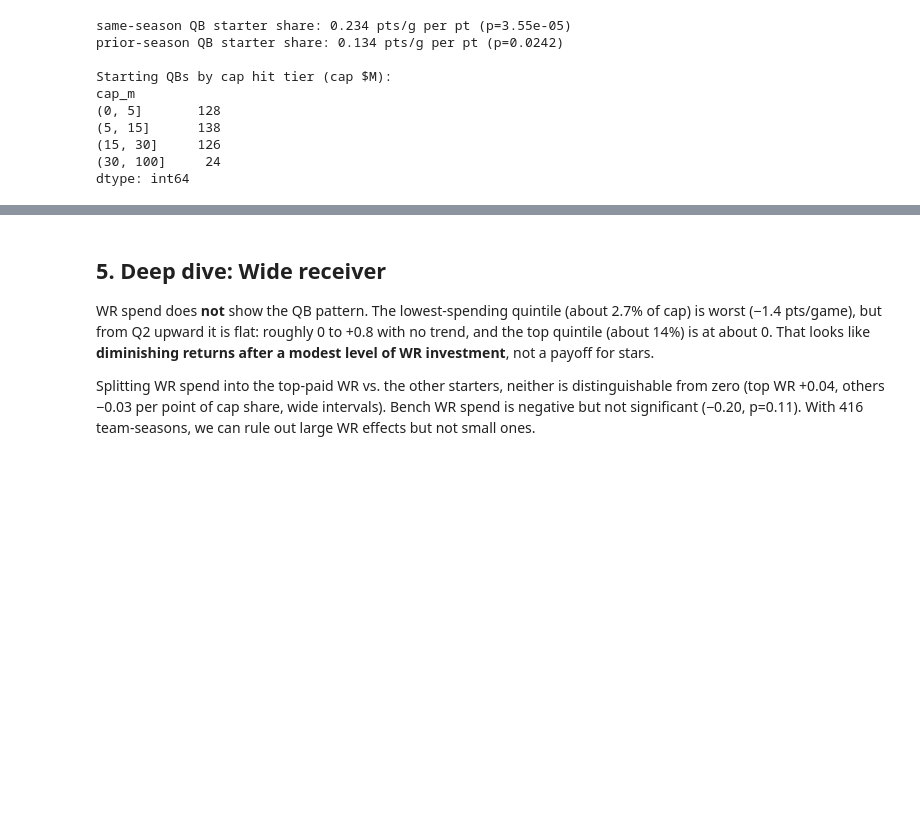
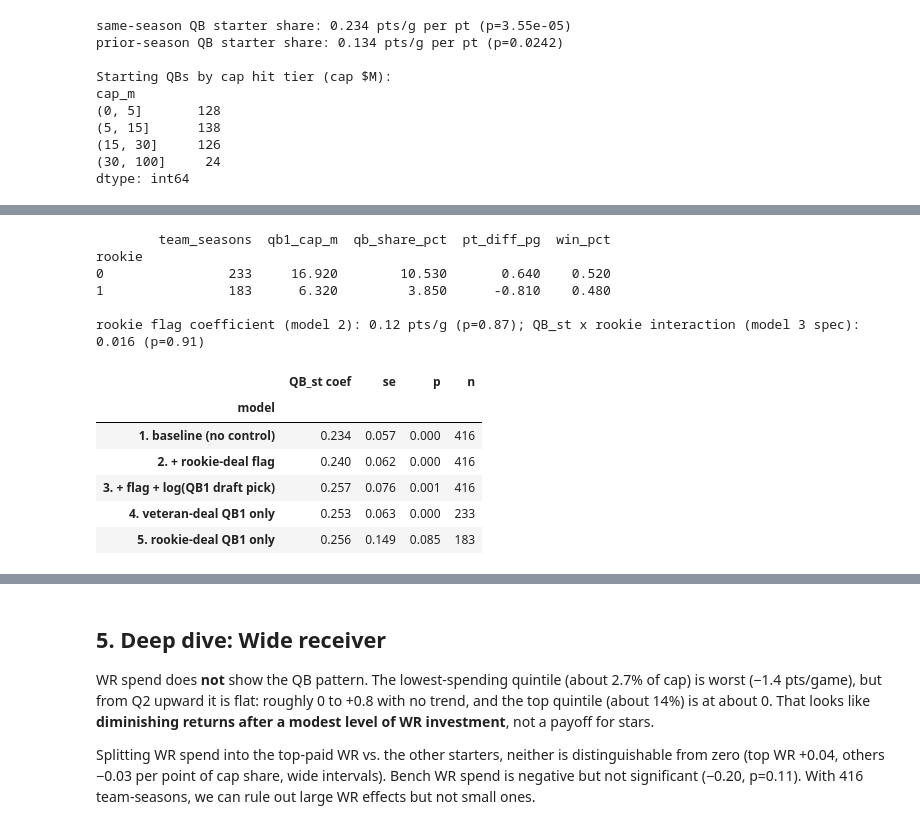
Before and after one commit to noahfighter883/nfl-position-value, a Jupyter notebook: analysis.ipynb, the cells around one changed output, grey strips where cells are left out. Saved outputs shown, nothing was run; the diff lists cells and outputs as text; code cells hidden in the pictures; blank space fills up the shorter version.

```diff
--- a/analysis.ipynb
+++ b/analysis.ipynb
@@ -187,0 +201,34 @@ dtype: int64
+# %%
+# rookie-scale = drafted QB within 4 seasons of the draft (5 for 1st-rounders). Defined in src/build_data.py.
+ts["rookie"] = ts.qb1_rookie_deal.astype(int)
+ts["qb1_pick"] = ts.qb1_draft_overall.fillna(260)   # undrafted = after the last pick
+print(ts.groupby("rookie").agg(team_seasons=("team", "size"), qb1_cap_m=("qb1_cap_m", "mean"), qb_share_pct=("QB_st", "mean"),
+      pt_diff_pg=("pt_diff_pg", "mean"), win_pct=("win_pct", "mean")).round(2), "\n")
+
+def row(label, m, d):
+    return {"model": label, "QB_st coef": m.params["QB_st"], "se": m.bse["QB_st"], "p": m.pvalues["QB_st"], "n": int(m.nobs)}
+vet, rk = ts[ts.rookie == 0], ts[ts.rookie == 1]
+m1, m2 = fit("pt_diff_pg ~ QB_st"), fit("pt_diff_pg ~ QB_st + rookie")
+m2b = fit("pt_diff_pg ~ QB_st + rookie + np.log(qb1_pick)")
+m3 = fit("pt_diff_pg ~ QB_st * rookie")
+tab = pd.DataFrame([row("1. baseline (no control)", m1, ts), row("2. + rookie-deal flag", m2, ts),
+                    row("3. + flag + log(QB1 draft pick)", m2b, ts),
+                    row("4. veteran-deal QB1 only", fit("pt_diff_pg ~ QB_st", vet), vet),
+                    row("5. rookie-deal QB1 only", fit("pt_diff_pg ~ QB_st", rk), rk)]).set_index("model")
+print(f"rookie flag coefficient (model 2): {m2.params['rookie']:.2f} pts/g (p={m2.pvalues['rookie']:.2f}); "
+      f"QB_st x rookie interaction (model 3 spec): {m3.params['QB_st:rookie']:.3f} (p={m3.pvalues['QB_st:rookie']:.2f})")
+tab.round(3)
+# %% [output]
+        team_seasons  qb1_cap_m  qb_share_pct  pt_diff_pg  win_pct
+rookie
+0                233     16.920        10.530       0.640    0.520
+1                183      6.320         3.850      -0.810    0.480
+
+rookie flag coefficient (model 2): 0.12 pts/g (p=0.87); QB_st x rookie interaction (model 3 spec): 0.016 (p=0.91)
+|  | QB_st coef | se | p | n |
+| model |  |  |  |  |
+| 1. baseline (no control) | 0.234 | 0.057 | 0.000 | 416 |
+| 2. + rookie-deal flag | 0.240 | 0.062 | 0.000 | 416 |
+| 3. + flag + log(QB1 draft pick) | 0.257 | 0.076 | 0.001 | 416 |
+| 4. veteran-deal QB1 only | 0.253 | 0.063 | 0.000 | 233 |
+| 5. rookie-deal QB1 only | 0.256 | 0.149 | 0.085 | 183 |
```
Also changed, not shown: parts of 5 cells of this notebook, 2 other files.
